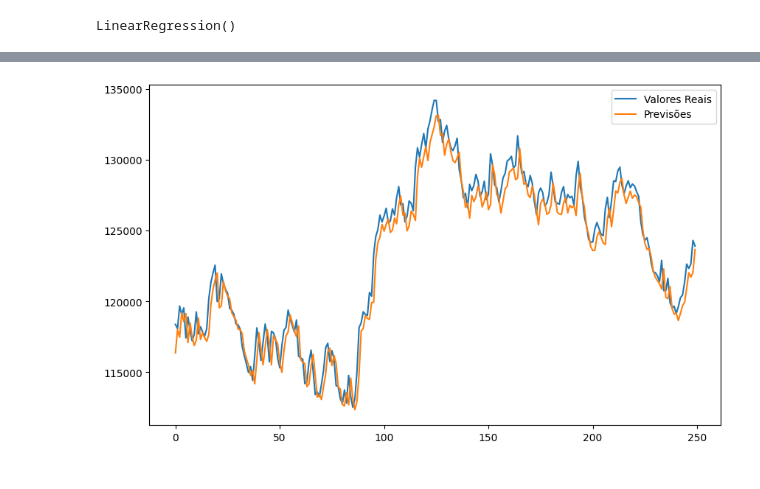
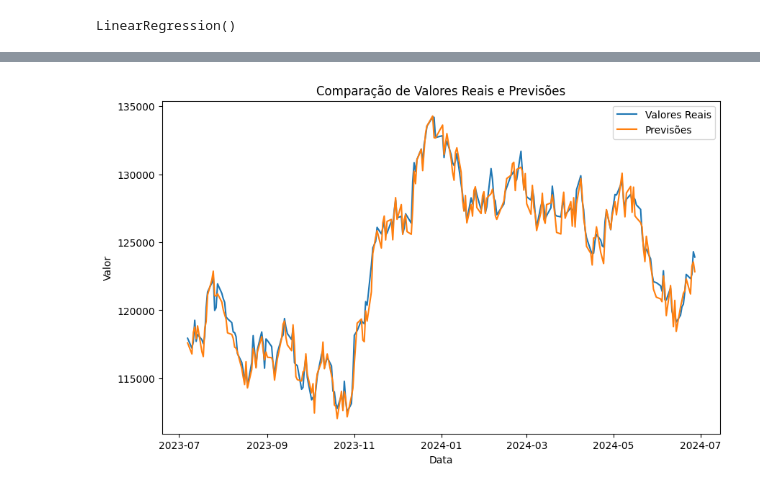
Before and after one commit to rodriguesarrais/ia-mercado-financeiro, a Jupyter notebook: src/stock_market_request.ipynb, the cells around one changed output, grey strips where cells are left out. Saved outputs shown, nothing was run; the diff lists cells and outputs as text; code cells hidden in the pictures.

```diff
--- a/src/stock_market_request.ipynb
+++ b/src/stock_market_request.ipynb
@@ -46,10 +45,12 @@ Text(0.5, 1.0, 'Preço de Fechamento do Ibovespa nos Últimos 2 Anos')
 # %%
 # Definindo testes e treinamentos
 
-X_train = train[['Close', 'Volume']]
-X_test = test[['Close', 'Volume']]
-y_train = train['Tomorrow_Close']
-y_test = test['Tomorrow_Close']
+features = ['Close', 'Volume', 'Goal', 'Day_Before_Close', 'Five_Days_Before_Close']
+
+X_train = train[features]
+X_test = test[features]
+y_train = train[['Tomorrow_Close']]
+y_test = test[['Tomorrow_Close']]
 # %%
 # Mostrar Treinamento e Teste
 
@@ -128,10 +129,13 @@ erro percentual absoluto medio (MAPE): 0.7733758956247945%
-# %%
-# Vizualicao das previsoes
-
-plt.figure(figsize=(10, 6))
-plt.plot(y_test.values, label='Valores Reais')
-plt.plot(y_pred, label='Previsões')
-plt.legend()
-plt.show()
-# %% [output]
-[figure, removed]
+# %%
+# Vizualicao das previsoes
+
+plt.figure(figsize=(10, 6))
+plt.plot(y_test.index, y_test.values, label='Valores Reais')  # índice 'y_test'
+plt.plot(y_test.index, y_pred, label='Previsões')             # Garantir que 'y_pred' esteja alinhado com 'y_test'
+plt.legend()
+plt.xlabel('Data')
+plt.ylabel('Valor')
+plt.title('Comparação de Valores Reais e Previsões')  # Adicionando título ao gráfico
+plt.show()
+# %% [output]
+[figure, added]
```
Also changed, not shown: parts of 7 cells of this notebook.
